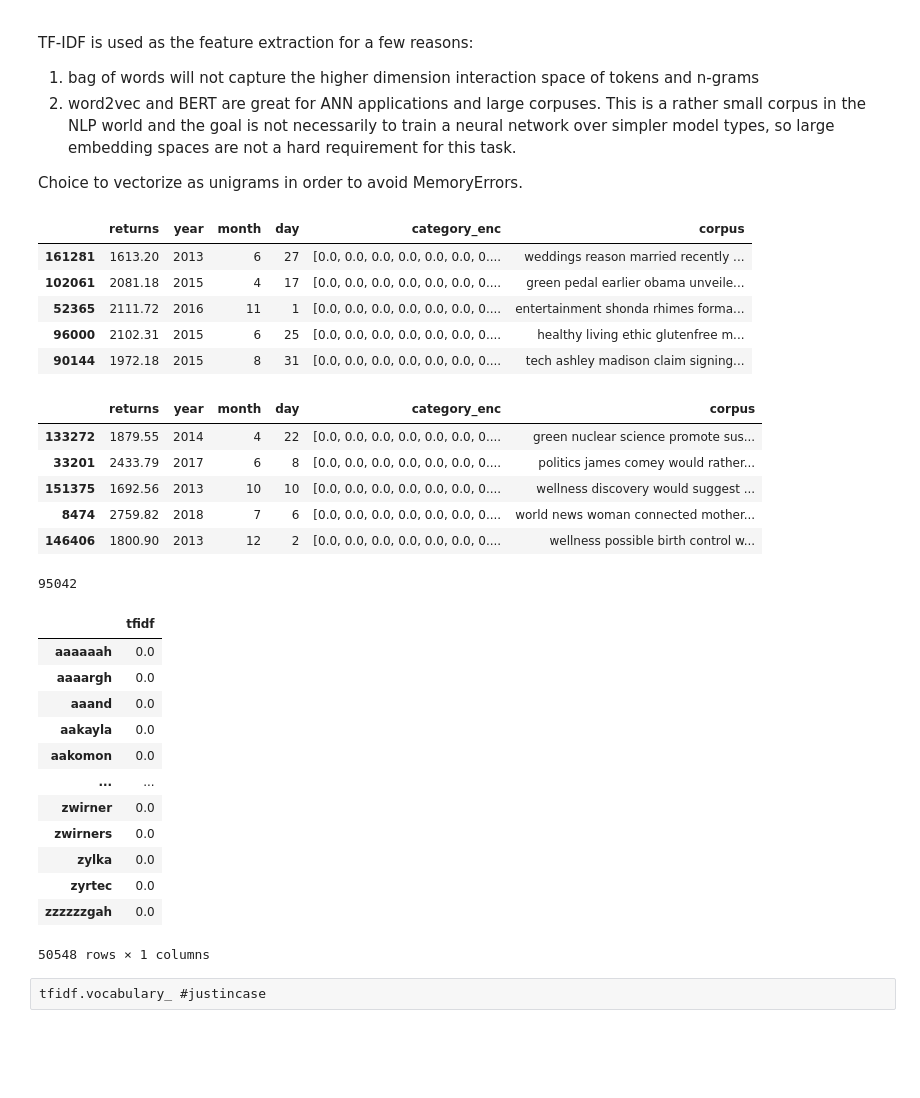
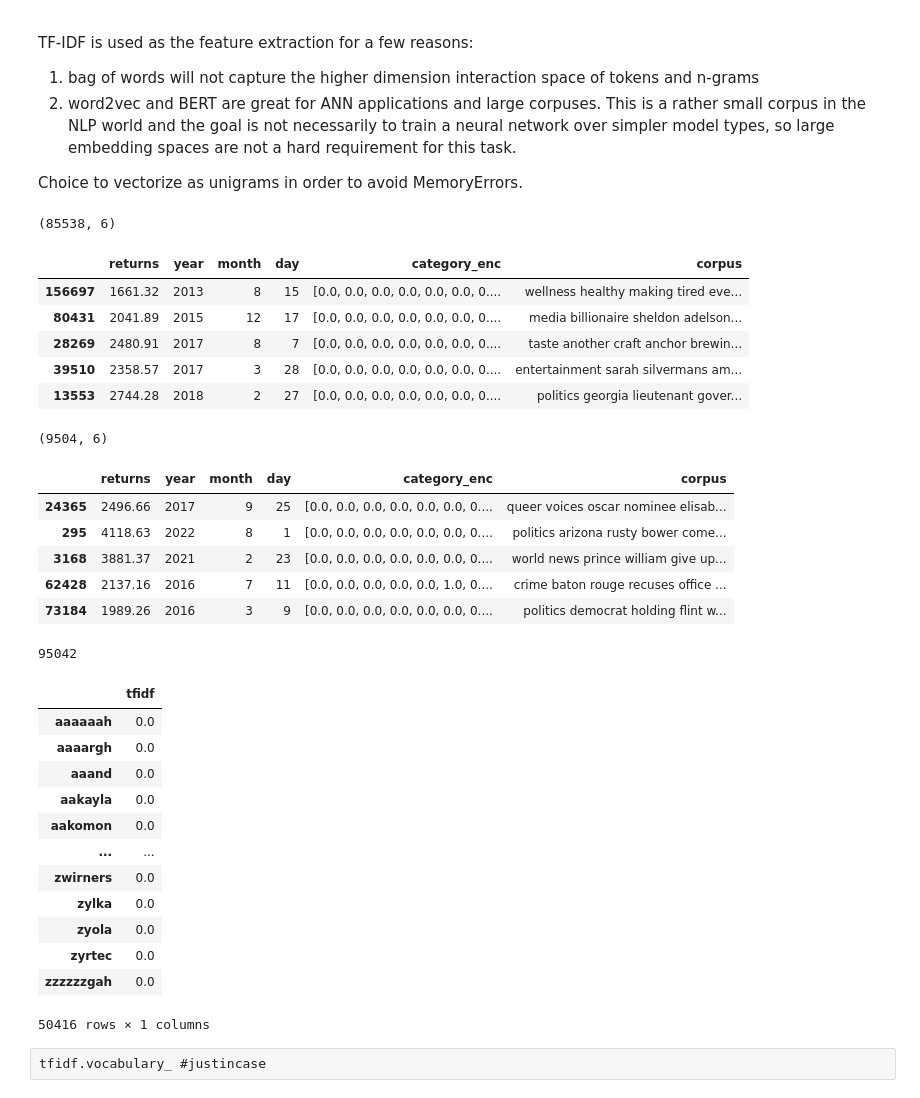
Before and after one commit to akrnyc/Predicting_SP500_Returns, a Jupyter notebook: sp500.ipynb, the cells around one changed output. Drawn from its saved outputs; the diff is of its cells as text; code cells hidden in the pictures; blank space fills up the shorter version.

```diff
--- a/sp500.ipynb
+++ b/sp500.ipynb
@@ -473,28 +475,30 @@ TF-IDF is used as the feature extraction for a few reasons:
 
 Choice to vectorize as unigrams in order to avoid MemoryErrors.
 # %%
-#train validation 80:20 split
+#train validation 90:10 split
 
-df_training = df_train.sample(frac=0.80)
+df_training = df_train.sample(frac=0.90)
 df_val = df_train.drop(df_training.index)
 
 df_training.shape
 df_training.head()
 df_val.shape
 df_val.head()
 # %% [output]
+(85538, 6)
 |  | returns | year | month | day | category_enc | corpus |
-| 161281 | 1613.20 | 2013 | 6 | 27 | [0.0, 0.0, 0.0, 0.0, 0.0, 0.0, 0.... | weddings reason married recently ... |
-| 102061 | 2081.18 | 2015 | 4 | 17 | [0.0, 0.0, 0.0, 0.0, 0.0, 0.0, 0.... | green pedal earlier obama unveile... |
-| 52365 | 2111.72 | 2016 | 11 | 1 | [0.0, 0.0, 0.0, 0.0, 0.0, 0.0, 0.... | entertainment shonda rhimes forma... |
-| 96000 | 2102.31 | 2015 | 6 | 25 | [0.0, 0.0, 0.0, 0.0, 0.0, 0.0, 0.... | healthy living ethic glutenfree m... |
-| 90144 | 1972.18 | 2015 | 8 | 31 | [0.0, 0.0, 0.0, 0.0, 0.0, 0.0, 0.... | tech ashley madison claim signing... |
+| 156697 | 1661.32 | 2013 | 8 | 15 | [0.0, 0.0, 0.0, 0.0, 0.0, 0.0, 0.... | wellness healthy making tired eve... |
+| 80431 | 2041.89 | 2015 | 12 | 17 | [0.0, 0.0, 0.0, 0.0, 0.0, 0.0, 0.... | media billionaire sheldon adelson... |
+| 28269 | 2480.91 | 2017 | 8 | 7 | [0.0, 0.0, 0.0, 0.0, 0.0, 0.0, 0.... | taste another craft anchor brewin... |
+| 39510 | 2358.57 | 2017 | 3 | 28 | [0.0, 0.0, 0.0, 0.0, 0.0, 0.0, 0.... | entertainment sarah silvermans am... |
+| 13553 | 2744.28 | 2018 | 2 | 27 | [0.0, 0.0, 0.0, 0.0, 0.0, 0.0, 0.... | politics georgia lieutenant gover... |
+(9504, 6)
 |  | returns | year | month | day | category_enc | corpus |
-| 133272 | 1879.55 | 2014 | 4 | 22 | [0.0, 0.0, 0.0, 0.0, 0.0, 0.0, 0.... | green nuclear science promote sus... |
-| 33201 | 2433.79 | 2017 | 6 | 8 | [0.0, 0.0, 0.0, 0.0, 0.0, 0.0, 0.... | politics james comey would rather... |
-| 151375 | 1692.56 | 2013 | 10 | 10 | [0.0, 0.0, 0.0, 0.0, 0.0, 0.0, 0.... | wellness discovery would suggest ... |
-| 8474 | 2759.82 | 2018 | 7 | 6 | [0.0, 0.0, 0.0, 0.0, 0.0, 0.0, 0.... | world news woman connected mother... |
-| 146406 | 1800.90 | 2013 | 12 | 2 | [0.0, 0.0, 0.0, 0.0, 0.0, 0.0, 0.... | wellness possible birth control w... |
+| 24365 | 2496.66 | 2017 | 9 | 25 | [0.0, 0.0, 0.0, 0.0, 0.0, 0.0, 0.... | queer voices oscar nominee elisab... |
+| 295 | 4118.63 | 2022 | 8 | 1 | [0.0, 0.0, 0.0, 0.0, 0.0, 0.0, 0.... | politics arizona rusty bower come... |
+| 3168 | 3881.37 | 2021 | 2 | 23 | [0.0, 0.0, 0.0, 0.0, 0.0, 0.0, 0.... | world news prince william give up... |
+| 62428 | 2137.16 | 2016 | 7 | 11 | [0.0, 0.0, 0.0, 0.0, 0.0, 1.0, 0.... | crime baton rouge recuses office ... |
+| 73184 | 1989.26 | 2016 | 3 | 9 | [0.0, 0.0, 0.0, 0.0, 0.0, 0.0, 0.... | politics democrat holding flint w... |
 # %%
 # create master training corpus
 corpus = (df_train['corpus']).to_list()
@@ -523,12 +527,12 @@ pd.DataFrame(vectors_train[0].T.todense(), index=tfidf.get_feature_names_out(),
 | aakayla | 0.0 |
 | aakomon | 0.0 |
 | ... | ... |
-| zwirner | 0.0 |
 | zwirners | 0.0 |
 | zylka | 0.0 |
+| zyola | 0.0 |
 | zyrtec | 0.0 |
 | zzzzzzgah | 0.0 |
-50548 rows × 1 columns
+50416 rows × 1 columns
 # %%
 X_train = vectors_train.toarray()
 X_val = vectors_val.toarray()
```
Also changed, not shown: parts of 10 cells of this notebook.
